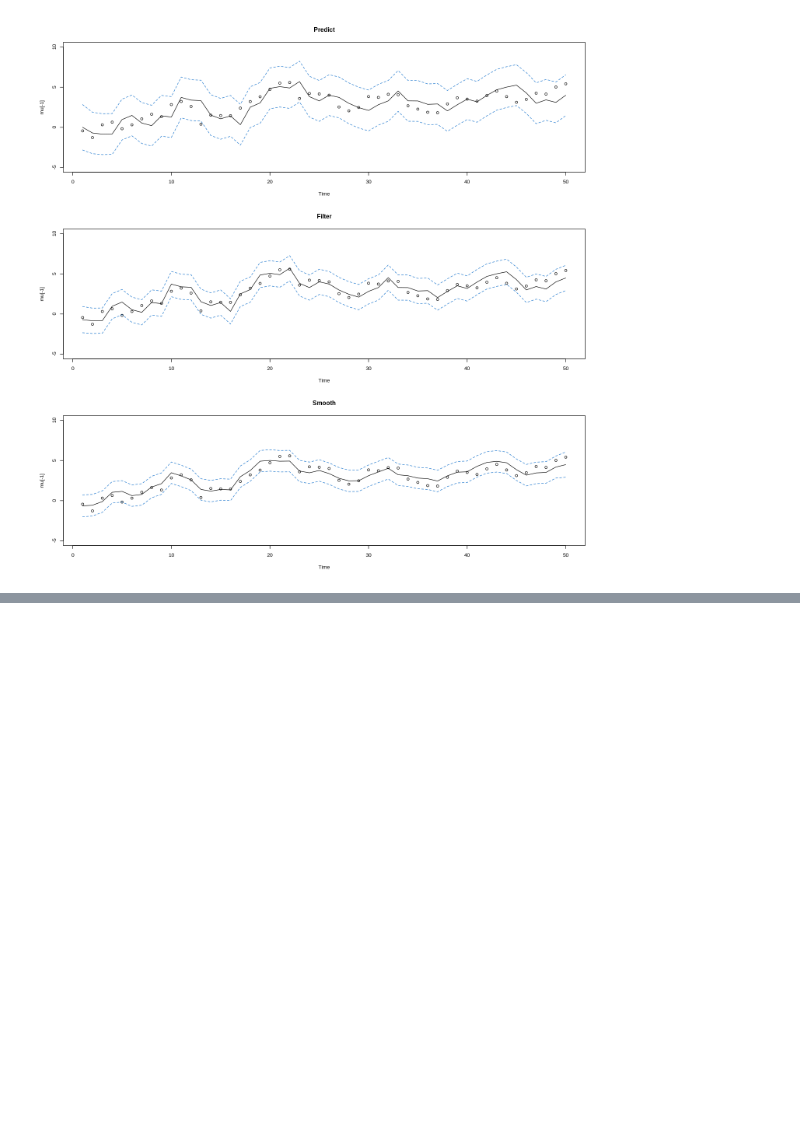
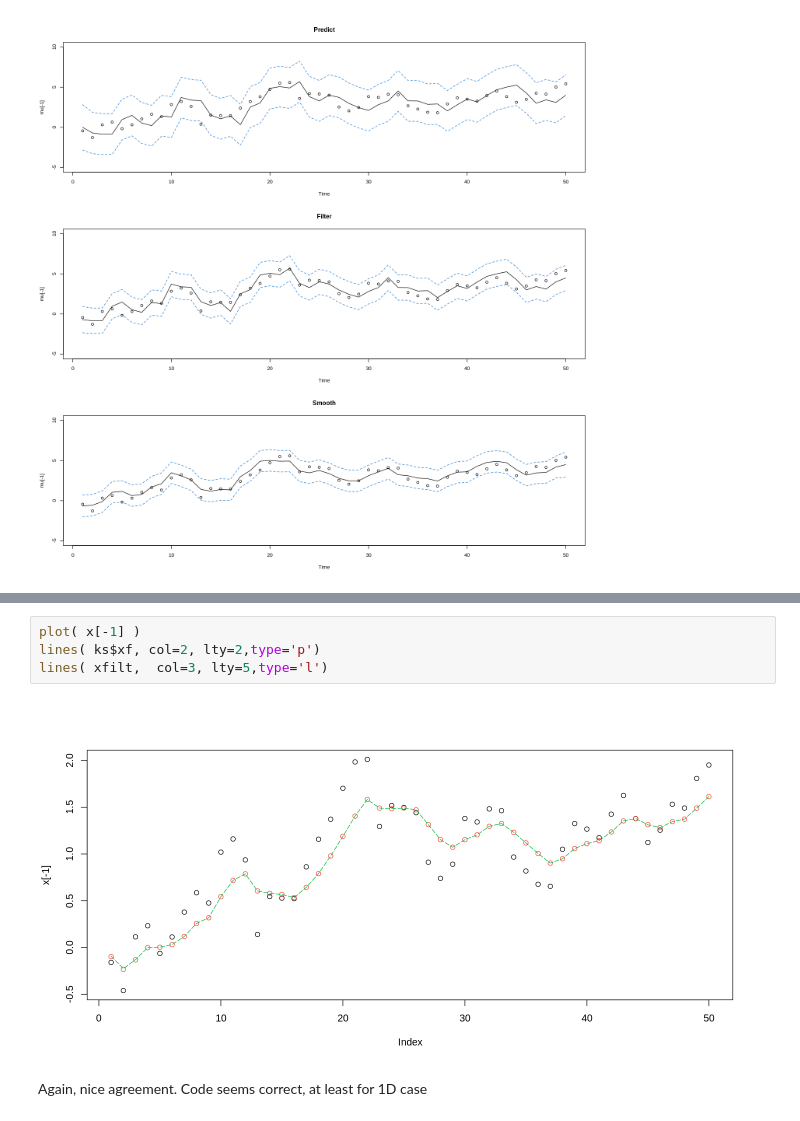
Before and after one commit to stephenbeckr/time-series-class, a Jupyter notebook: Demos/TimeSeries_KalmanFiltering.ipynb, the cells around one changed output, grey strips where cells are left out. Saved outputs shown, nothing was run; the diff lists cells and outputs as text; blank space fills up the shorter version.

```diff
--- a/Demos/TimeSeries_KalmanFiltering.ipynb
+++ b/Demos/TimeSeries_KalmanFiltering.ipynb
@@ -105,0 +222,8 @@ plot(Time, mu[-1], main='Smooth', ylim=c(-5,10))
+# %%
+plot( x[-1] )
+lines( ks$xf, col=2, lty=2,type='p')
+lines( xfilt,  col=3, lty=5,type='l')
+# %% [output]
+[figure, added]
+# %% [markdown]
+Again, nice agreement. Code seems correct, at least for 1D case
```
Also changed, not shown: parts of 9 cells of this notebook.
